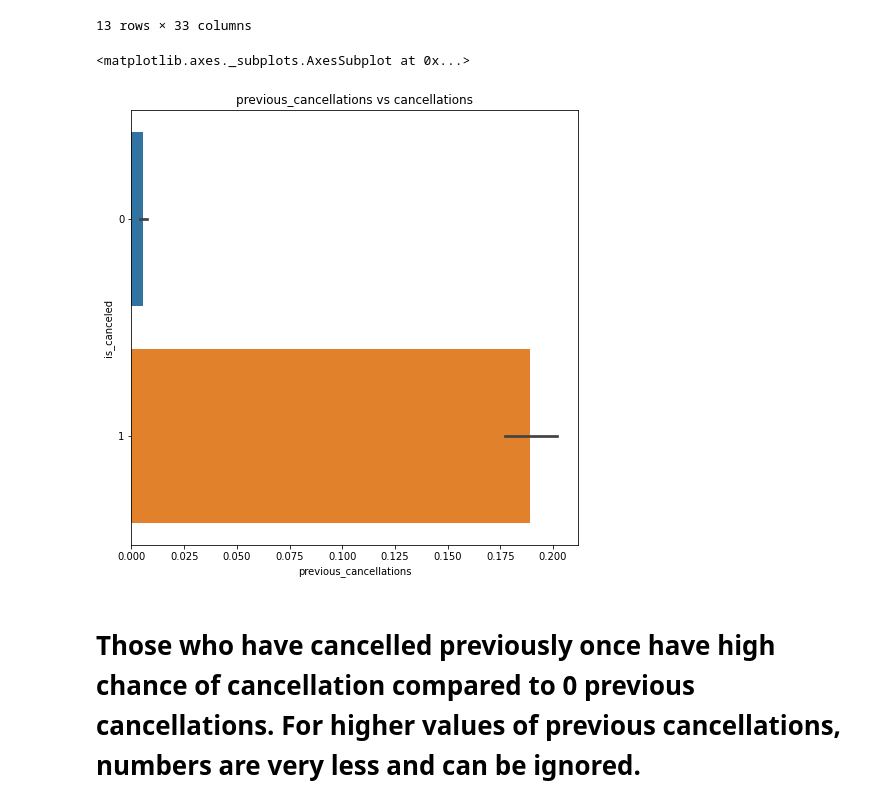
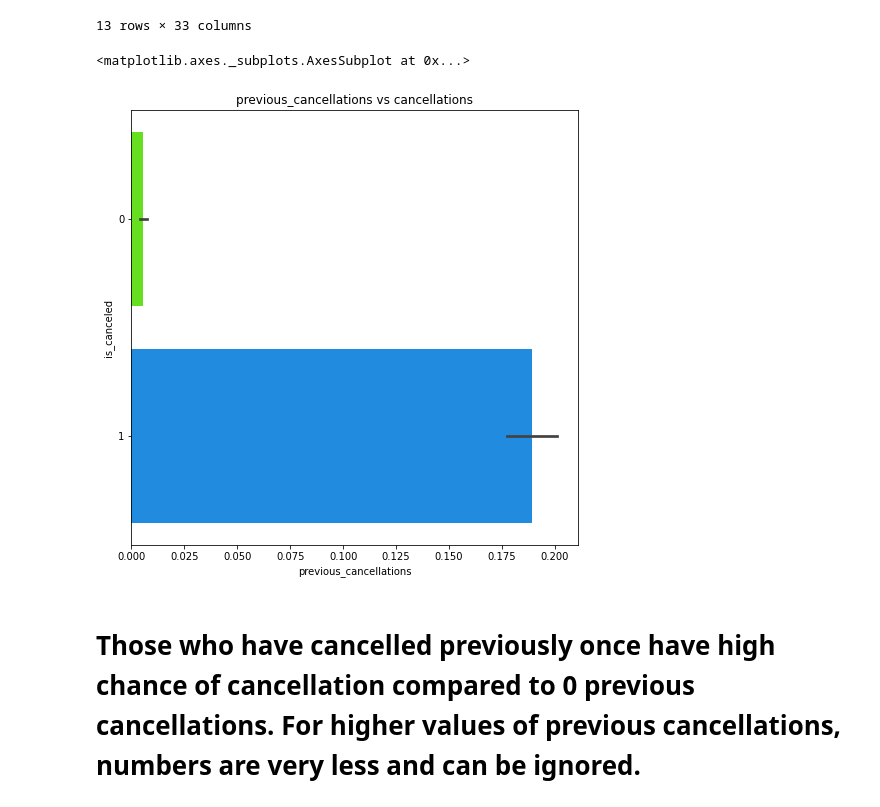
Before and after one commit to preetikhullbe/Hotel-Booking-analysis, a Jupyter notebook: Hotel_Booking_Analysis_Capstone_Project.ipynb, the cells around one changed output. Cells and saved outputs as stored; diff of their text form; code cells hidden in the pictures.

```diff
--- a/Hotel_Booking_Analysis_Capstone_Project.ipynb
+++ b/Hotel_Booking_Analysis_Capstone_Project.ipynb
@@ -816,10 +800,10 @@ bookings_df.groupby('previous_cancellations').count()
 13 rows × 33 columns
 # %%
 plt.title ('previous_cancellations vs cancellations')
-sns.barplot(x= 'previous_cancellations' ,y = "is_canceled", data = bookings_df)
+sns.barplot(x= 'previous_cancellations' ,y = "is_canceled", data = bookings_df,palette='gist_rainbow')
 # %% [output]
 <matplotlib.axes._subplots.AxesSubplot at 0x...>
-[figure, old version]
+[figure, new version]
 # %% [markdown]
 #  Those who have cancelled previously once have high chance of cancellation compared to 0 previous cancellations. For higher values of previous cancellations, numbers are very less and can be ignored.
 # %% [markdown]
```
Also changed, not shown: parts of 16 cells of this notebook.
